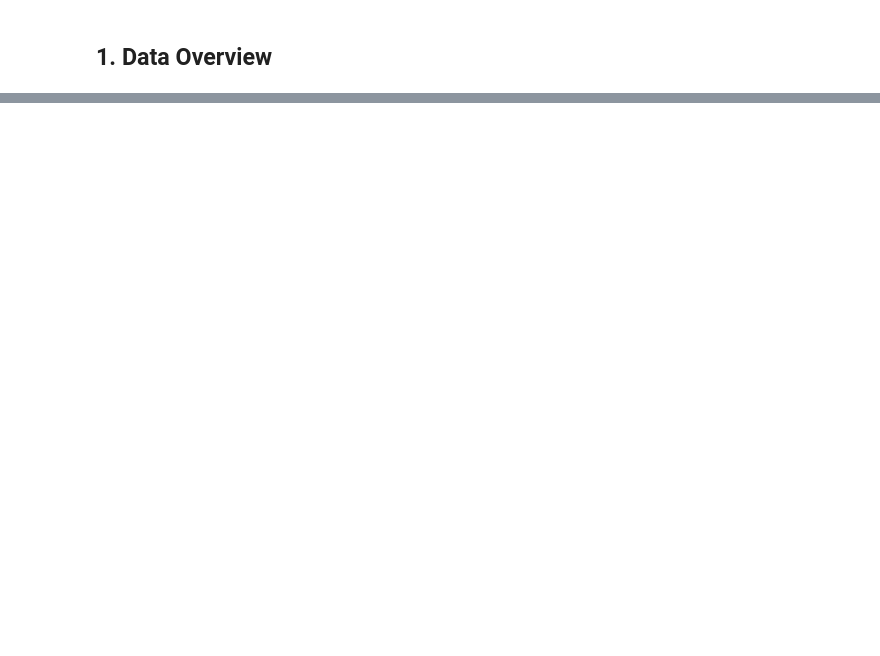
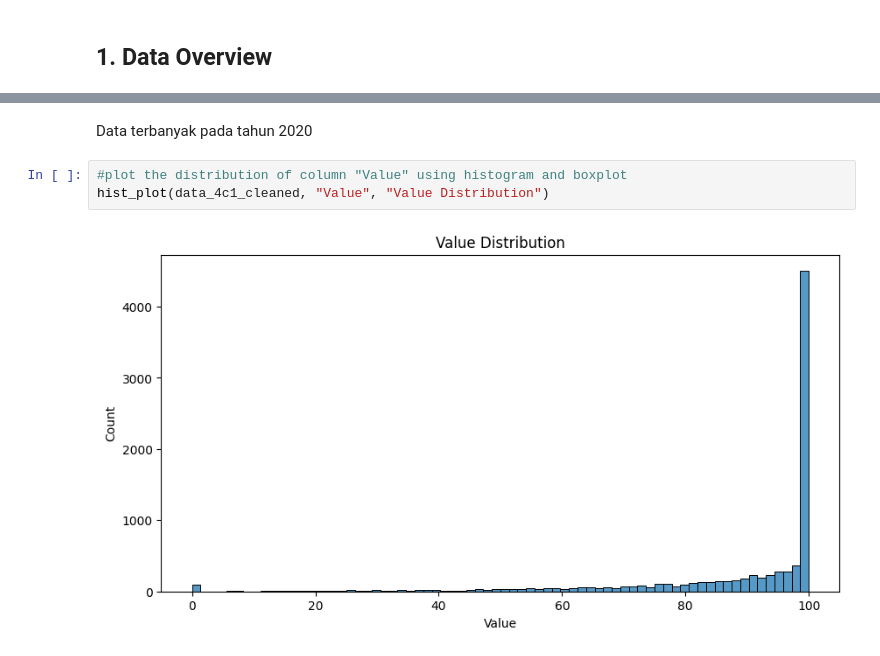
Before and after one commit to novelxv/Analisis-Kesenjangan-Pendidikan-dan-Keterampilan-di-Indonesia-dalam-Konteks-Global, a Jupyter notebook: src/sdg_indicator_4c_teacher.ipynb, the cells around one changed output, grey strips where cells are left out. Saved outputs shown, nothing was run; the diff lists cells and outputs as text; blank space fills up the shorter version.

```diff
--- a/src/sdg_indicator_4c_teacher.ipynb
+++ b/src/sdg_indicator_4c_teacher.ipynb
@@ -26,0 +302,7 @@ data_441.head()
+# %% [markdown]
+Data terbanyak pada tahun 2020
+# %%
+#plot the distribution of column "Value" using histogram and boxplot
+hist_plot(data_4c1_cleaned, "Value", "Value Distribution")
+# %% [output]
+[figure, added]
```
Also changed, not shown: parts of 55 cells of this notebook, 1 other file.
